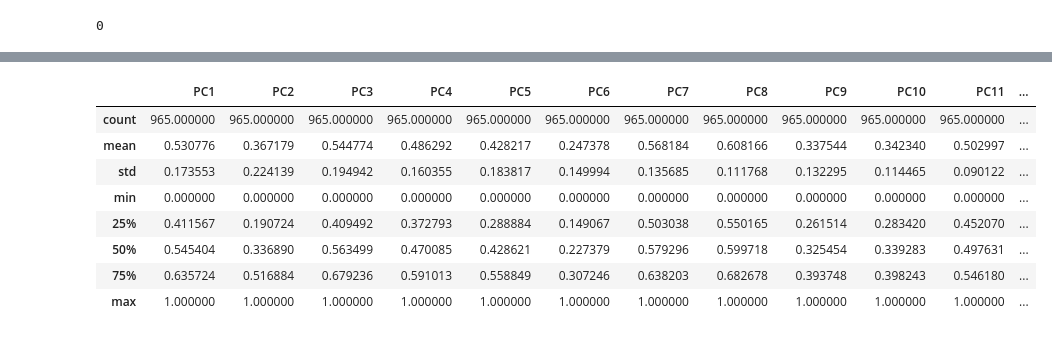
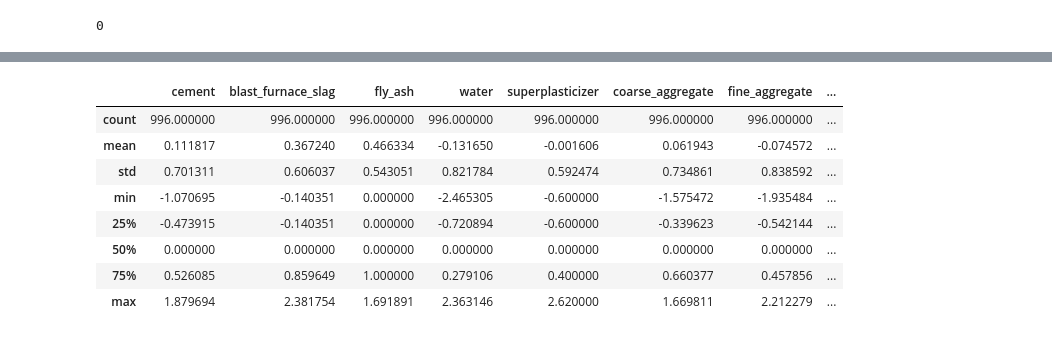
Before and after one commit to TempeHS/2025SE-Mike.N-HSC-AT2, a Jupyter notebook: notebooks/wrangling.ipynb, the cells around one changed output, grey strips where cells are left out. Saved outputs shown, nothing was run; the diff lists cells and outputs as text; code cells hidden in the pictures.

```diff
--- a/notebooks/wrangling.ipynb
+++ b/notebooks/wrangling.ipynb
@@ -82,3 +72,12 @@ X_full.shape
+# %%
+# Preprocessing for numerical data
+# RobustScaler is used to scale the data, as it is less prone to outliers
+scaler = RobustScaler()
+# Imputer is used to fill in missing values. We don't treat 0s as missing values.
+imputer = SimpleImputer(strategy='mean')
+preprocessing = Pipeline(steps = [('imputer', imputer), ('scaler', scaler)])
+X_full = preprocessing.fit_transform(X_full)
+X_full = pd.DataFrame(X_full, columns = features)
 # %%
 X_full.describe()
 # %% [output]
@@ -132,16 +93,16 @@ X_scaled.describe()
 # %%
 #Add the target column back into the dataset
-X_scaled['strength'] = y
-X_scaled.describe()
+X_full['strength'] = y
+X_full.describe()
 # %% [output]
-|  | PC1 | PC2 | PC3 | PC4 | PC5 | PC6 | PC7 | PC8 | PC9 | PC10 | PC11 | ... |
-| count | 965.000000 | 965.000000 | 965.000000 | 965.000000 | 965.000000 | 965.000000 | 965.000000 | 965.000000 | 965.000000 | 965.000000 | 965.000000 | ... |
-| mean | 0.530776 | 0.367179 | 0.544774 | 0.486292 | 0.428217 | 0.247378 | 0.568184 | 0.608166 | 0.337544 | 0.342340 | 0.502997 | ... |
-| std | 0.173553 | 0.224139 | 0.194942 | 0.160355 | 0.183817 | 0.149994 | 0.135685 | 0.111768 | 0.132295 | 0.114465 | 0.090122 | ... |
-| min | 0.000000 | 0.000000 | 0.000000 | 0.000000 | 0.000000 | 0.000000 | 0.000000 | 0.000000 | 0.000000 | 0.000000 | 0.000000 | ... |
-| 25% | 0.411567 | 0.190724 | 0.409492 | 0.372793 | 0.288884 | 0.149067 | 0.503038 | 0.550165 | 0.261514 | 0.283420 | 0.452070 | ... |
-| 50% | 0.545404 | 0.336890 | 0.563499 | 0.470085 | 0.428621 | 0.227379 | 0.579296 | 0.599718 | 0.325454 | 0.339283 | 0.497631 | ... |
-| 75% | 0.635724 | 0.516884 | 0.679236 | 0.591013 | 0.558849 | 0.307246 | 0.638203 | 0.682678 | 0.393748 | 0.398243 | 0.546180 | ... |
-| max | 1.000000 | 1.000000 | 1.000000 | 1.000000 | 1.000000 | 1.000000 | 1.000000 | 1.000000 | 1.000000 | 1.000000 | 1.000000 | ... |
+|  | cement | blast_furnace_slag | fly_ash | water | superplasticizer | coarse_aggregate | fine_aggregate | ... |
+| count | 996.000000 | 996.000000 | 996.000000 | 996.000000 | 996.000000 | 996.000000 | 996.000000 | ... |
+| mean | 0.111817 | 0.367240 | 0.466334 | -0.131650 | -0.001606 | 0.061943 | -0.074572 | ... |
+| std | 0.701311 | 0.606037 | 0.543051 | 0.821784 | 0.592474 | 0.734861 | 0.838592 | ... |
+| min | -1.070695 | -0.140351 | 0.000000 | -2.465305 | -0.600000 | -1.575472 | -1.935484 | ... |
+| 25% | -0.473915 | -0.140351 | 0.000000 | -0.720894 | -0.600000 | -0.339623 | -0.542144 | ... |
+| 50% | 0.000000 | 0.000000 | 0.000000 | 0.000000 | 0.000000 | 0.000000 | 0.000000 | ... |
+| 75% | 0.526085 | 0.859649 | 1.000000 | 0.279106 | 0.400000 | 0.660377 | 0.457856 | ... |
+| max | 1.879694 | 2.381754 | 1.691891 | 2.363146 | 2.620000 | 1.669811 | 2.212279 | ... |
 # %%
 #Save the preprocessed data
```
Also changed, not shown: parts of 13 cells of this notebook, 7 other files.
